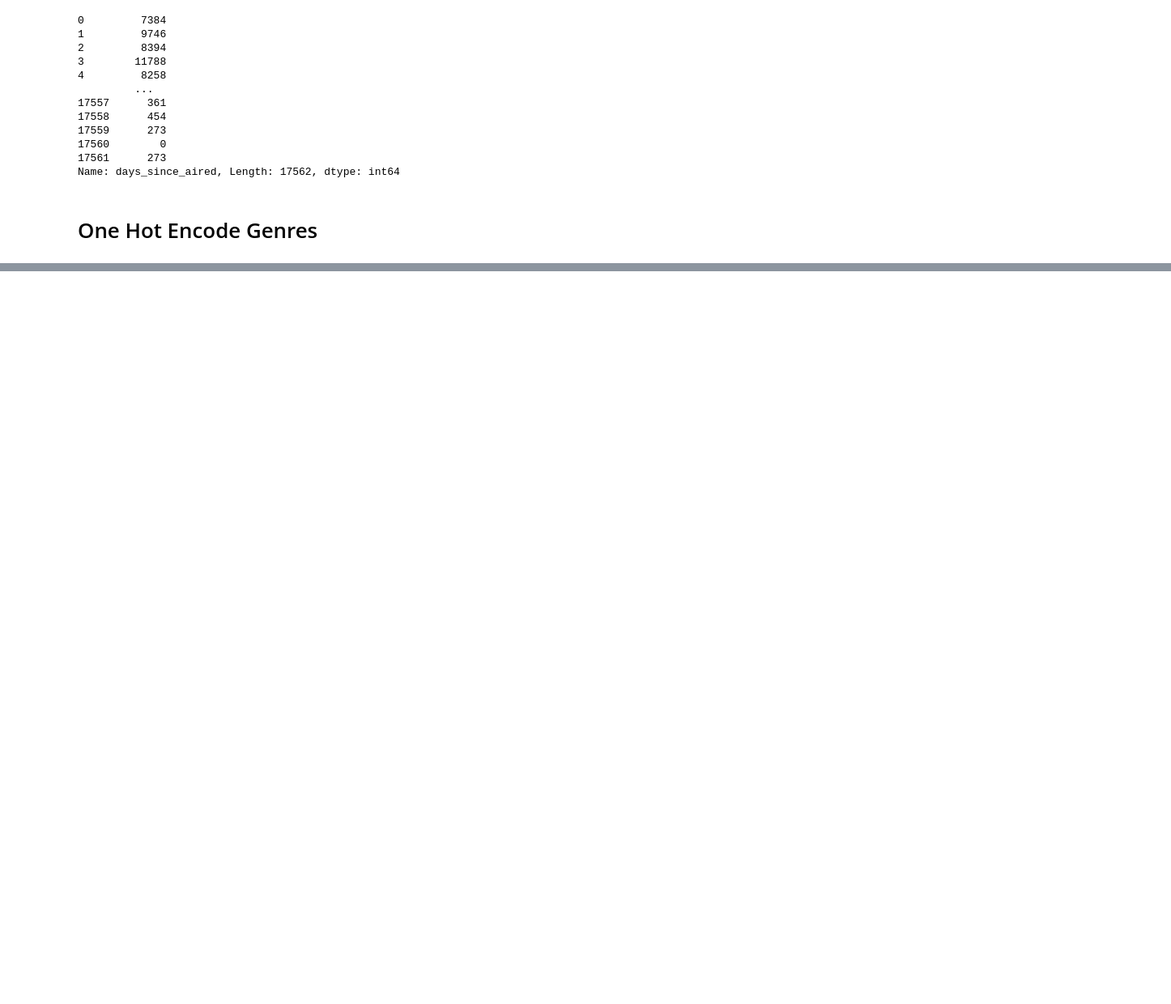
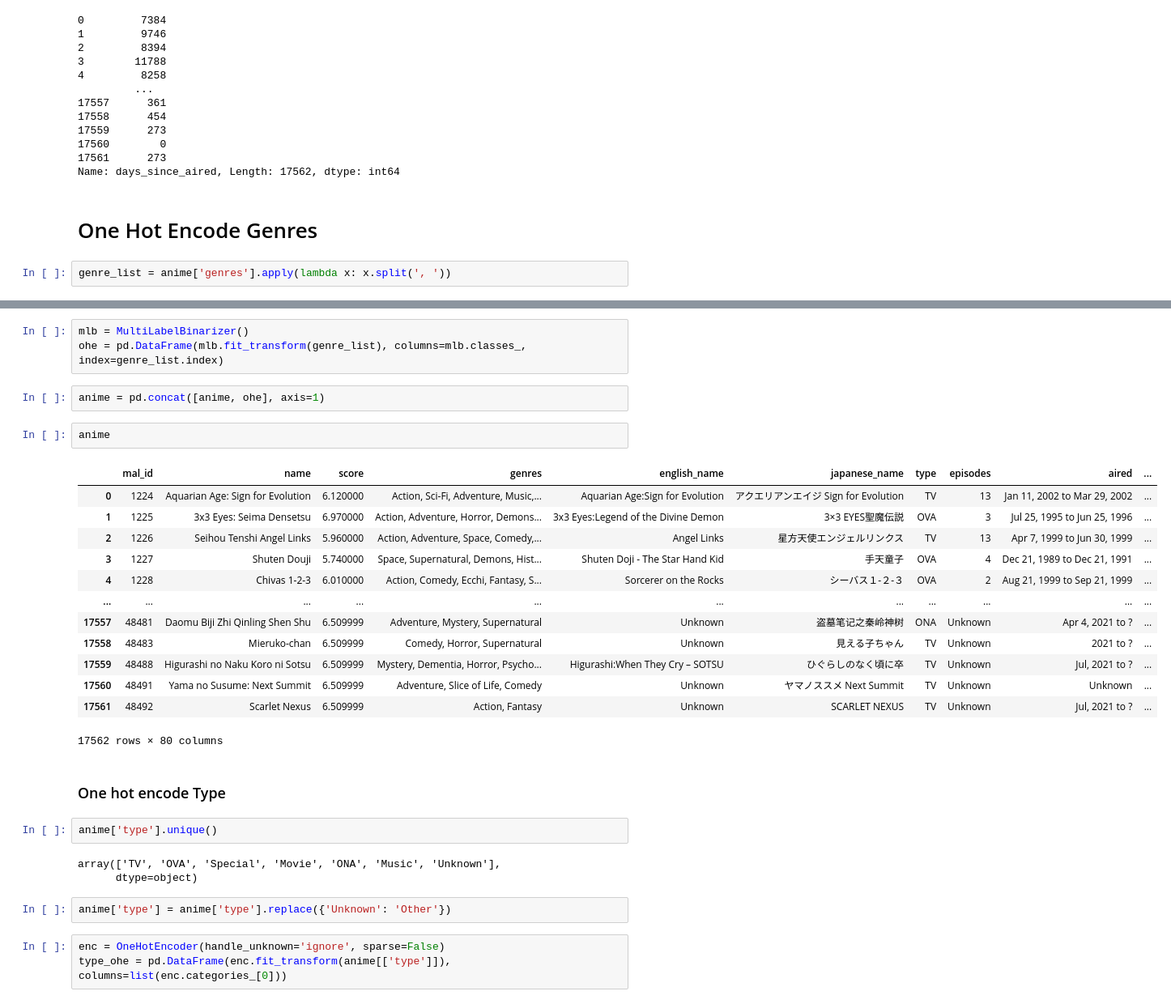
Before and after one commit to zeegeeko/ADS508-Recommender-System, a Jupyter notebook: Team3_Data_Preparation.ipynb, the cells around one changed output, grey strips where cells are left out. Shown at 81% size. Drawn from its saved outputs; the diff is of its cells as text; blank space fills up the shorter version.

Commit message:
Saving merged data prep code

```diff
--- a/Team3_Data_Preparation.ipynb
+++ b/Team3_Data_Preparation.ipynb
@@ -193,3 +193,5 @@ anime['days_since_aired']
 Name: days_since_aired, Length: 17562, dtype: int64
 # %% [markdown]
 # One Hot Encode Genres
+# %%
+genre_list = anime['genres'].apply(lambda x: x.split(', '))
@@ -195,0 +219,33 @@ Name: days_since_aired, Length: 17562, dtype: int64
+# %%
+mlb = MultiLabelBinarizer()
+ohe = pd.DataFrame(mlb.fit_transform(genre_list), columns=mlb.classes_, index=genre_list.index)
+# %%
+anime = pd.concat([anime, ohe], axis=1)
+# %%
+anime
+# %% [output]
+|  | mal_id | name | score | genres | english_name | japanese_name | type | episodes | aired | ... |
+| 0 | 1224 | Aquarian Age: Sign for Evolution | 6.120000 | Action, Sci-Fi, Adventure, Music,... | Aquarian Age:Sign for Evolution | アクエリアンエイジ Sign for Evolution | TV | 13 | Jan 11, 2002 to Mar 29, 2002 | ... |
+| 1 | 1225 | 3x3 Eyes: Seima Densetsu | 6.970000 | Action, Adventure, Horror, Demons... | 3x3 Eyes:Legend of the Divine Demon | 3×3 EYES聖魔伝説 | OVA | 3 | Jul 25, 1995 to Jun 25, 1996 | ... |
+| 2 | 1226 | Seihou Tenshi Angel Links | 5.960000 | Action, Adventure, Space, Comedy,... | Angel Links | 星方天使エンジェルリンクス | TV | 13 | Apr 7, 1999 to Jun 30, 1999 | ... |
+| 3 | 1227 | Shuten Douji | 5.740000 | Space, Supernatural, Demons, Hist... | Shuten Doji - The Star Hand Kid | 手天童子 | OVA | 4 | Dec 21, 1989 to Dec 21, 1991 | ... |
+| 4 | 1228 | Chivas 1-2-3 | 6.010000 | Action, Comedy, Ecchi, Fantasy, S... | Sorcerer on the Rocks | シーバス１-２-３ | OVA | 2 | Aug 21, 1999 to Sep 21, 1999 | ... |
+| ... | ... | ... | ... | ... | ... | ... | ... | ... | ... | ... |
+| 17557 | 48481 | Daomu Biji Zhi Qinling Shen Shu | 6.509999 | Adventure, Mystery, Supernatural | Unknown | 盗墓笔记之秦岭神树 | ONA | Unknown | Apr 4, 2021 to ? | ... |
+| 17558 | 48483 | Mieruko-chan | 6.509999 | Comedy, Horror, Supernatural | Unknown | 見える子ちゃん | TV | Unknown | 2021 to ? | ... |
+| 17559 | 48488 | Higurashi no Naku Koro ni Sotsu | 6.509999 | Mystery, Dementia, Horror, Psycho... | Higurashi:When They Cry – SOTSU | ひぐらしのなく頃に卒 | TV | Unknown | Jul, 2021 to ? | ... |
+| 17560 | 48491 | Yama no Susume: Next Summit | 6.509999 | Adventure, Slice of Life, Comedy | Unknown | ヤマノススメ Next Summit | TV | Unknown | Unknown | ... |
+| 17561 | 48492 | Scarlet Nexus | 6.509999 | Action, Fantasy | Unknown | SCARLET NEXUS | TV | Unknown | Jul, 2021 to ? | ... |
+17562 rows × 80 columns
+# %% [markdown]
+### One hot encode Type
+# %%
+anime['type'].unique()
+# %% [output]
+array(['TV', 'OVA', 'Special', 'Movie', 'ONA', 'Music', 'Unknown'],
+      dtype=object)
+# %%
+anime['type'] = anime['type'].replace({'Unknown': 'Other'})
+# %%
+enc = OneHotEncoder(handle_unknown='ignore', sparse=False)
+type_ohe = pd.DataFrame(enc.fit_transform(anime[['type']]), columns=list(enc.categories_[0]))
```
Also changed, not shown: parts of 22 cells of this notebook.
